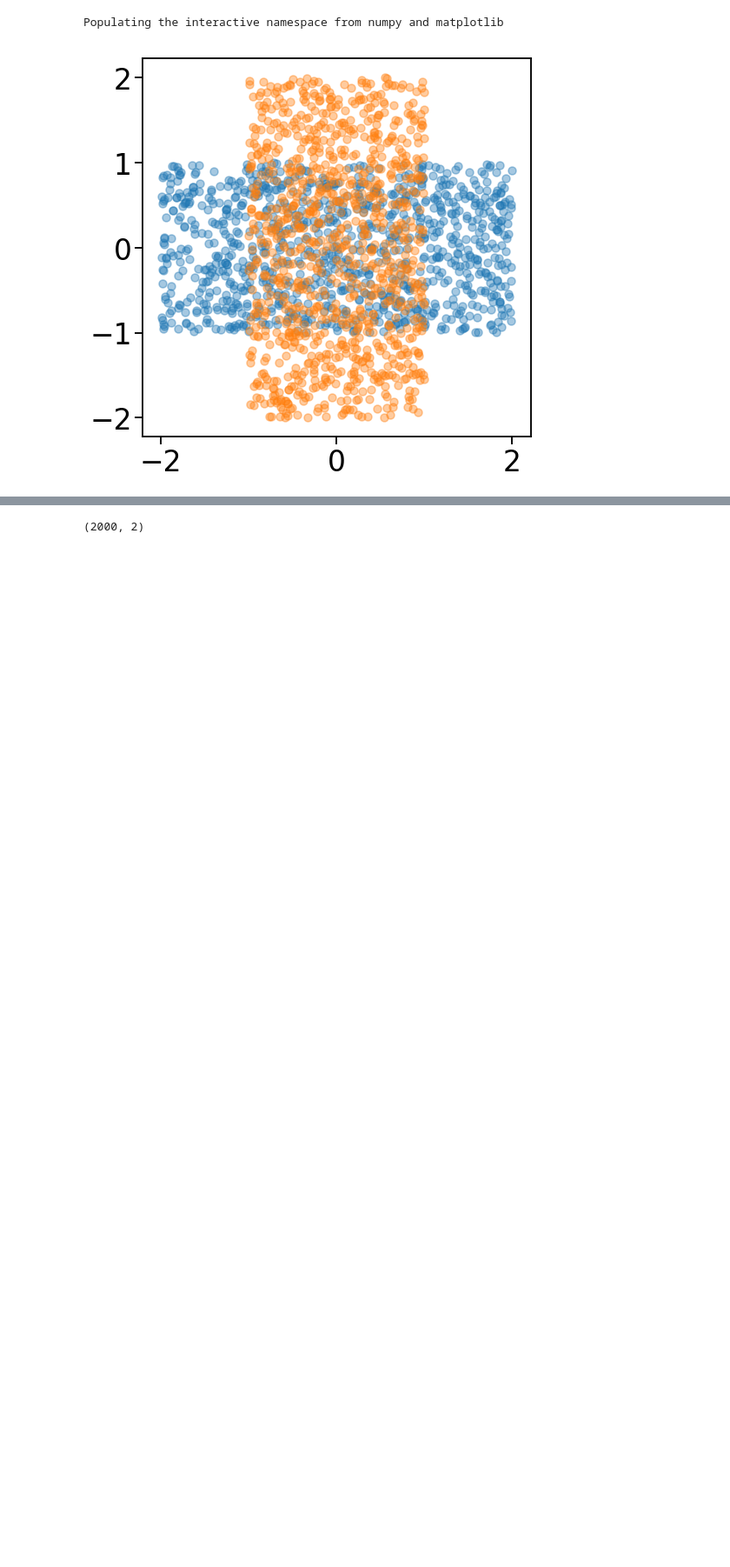
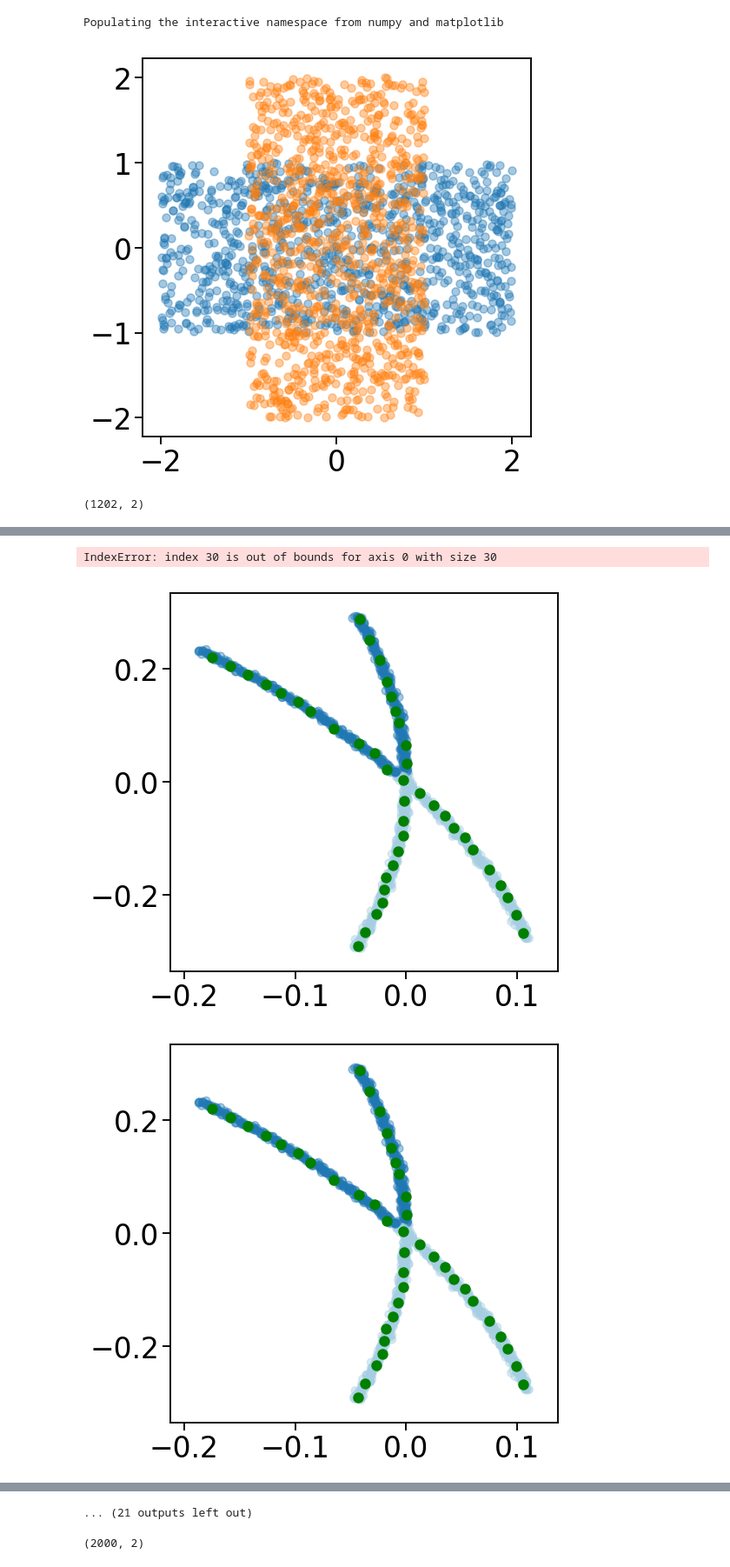
Before and after one commit to saketkc/EE-546-project, a Jupyter notebook: notebooks/04.local-PCA-spectralClustering.ipynb, the cells around one changed output, grey strips where cells are left out. Shown at 87% size. Drawn from its saved outputs; the diff is of its cells as text; code cells hidden in the pictures; blank space fills up the shorter version.

```diff
--- a/notebooks/04.local-PCA-spectralClustering.ipynb
+++ b/notebooks/04.local-PCA-spectralClustering.ipynb
@@ -106,0 +152,11 @@ def do_clustering(X, d, radius, epsilon, eta):
+# %%
+Y.shape
+# %% [output]
+(1202, 2)
+# %%
+d = 2
+radius = 0.02
+eta = 1
+epsilon = 1
+do_clustering(Y, d, radius)
+# %% [output]
@@ -106,0 +189,3 @@ def do_clustering(X, d, radius, epsilon, eta):
+IndexError: index 30 is out of bounds for axis 0 with size 30
+[figure, added]
+[figure, added]
@@ -107,3 +199,4 @@ def do_clustering(X, d, radius, epsilon, eta):
+... (21 outputs left out)
 # %%
 X.shape
 # %% [output]
```
Also changed, not shown: parts of 5 cells of this notebook.
